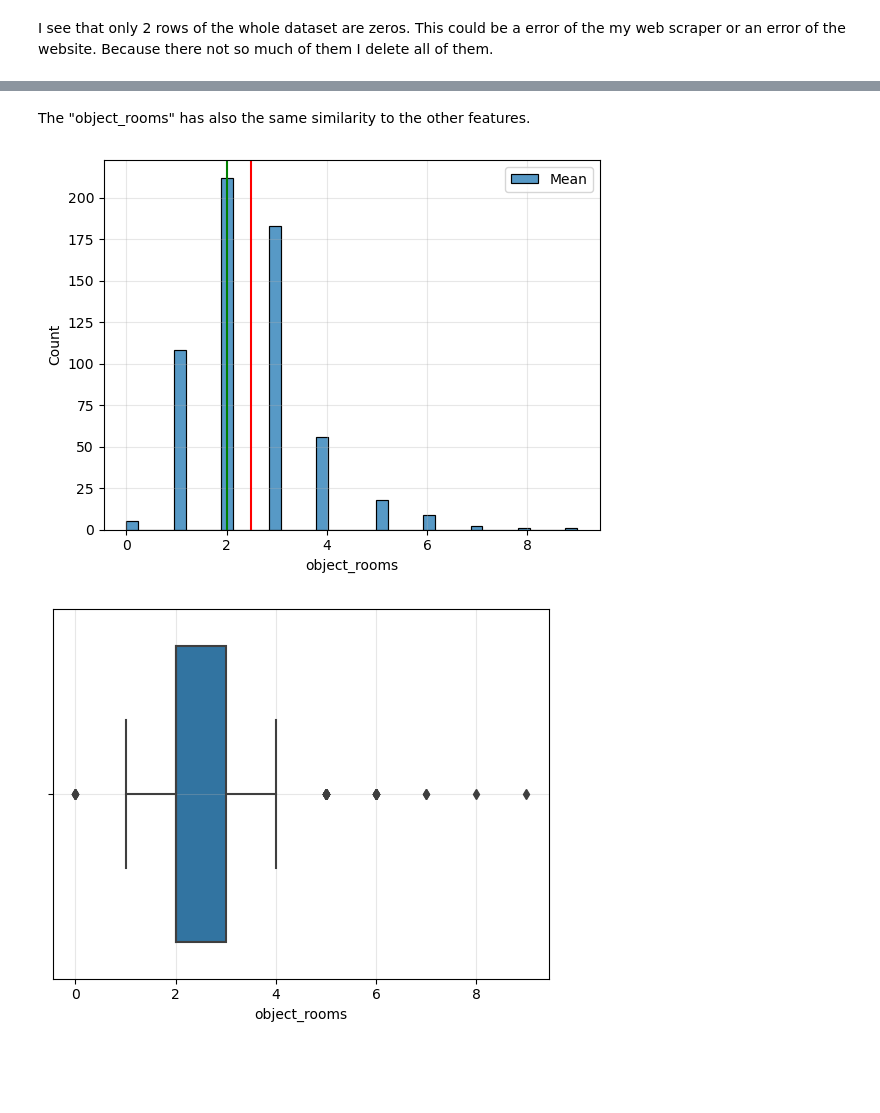
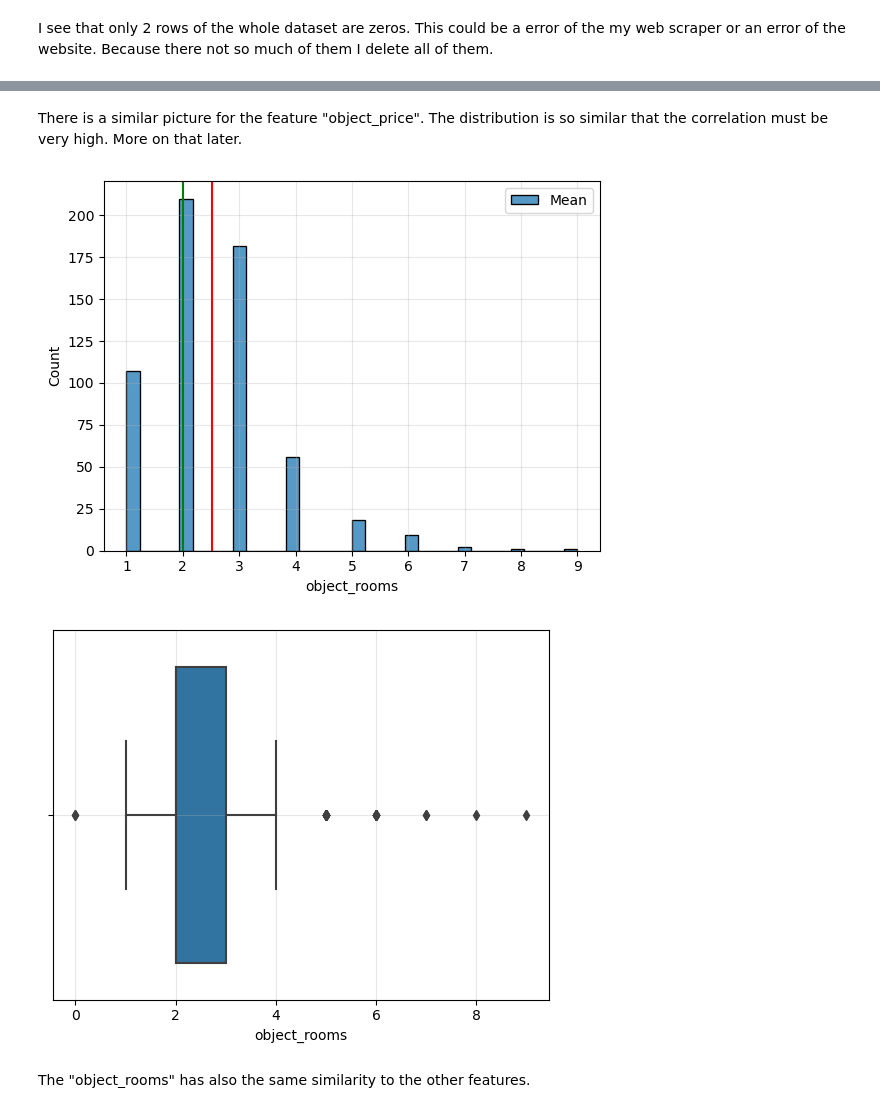
Before and after one commit to maximkiesel1/Machine_Learning_Rent_Prediction, a Jupyter notebook: Part_Two_EDA.ipynb, the cells around one changed output, grey strips where cells are left out. Drawn from its saved outputs; the diff is of its cells as text; code cells hidden in the pictures; blank space fills up the shorter version.

```diff
--- a/Part_Two_EDA.ipynb
+++ b/Part_Two_EDA.ipynb
@@ -446,0 +518,2 @@ df8[df8["prices_per_square_meter"]<=20].iloc[:, :5]
+# %%
+df9 = df8.loc[df8["prices_per_square_meter"]!=3.0]
@@ -486,18 +571,20 @@ plt.show()
-# %% [markdown]
-The "object_rooms" has also the same similarity to the other features.
+# %% [markdown]
+There is a similar picture for the feature "object_price". The distribution is so similar that the correlation must be very high. More on that later.
 # %%
-sns.histplot(x="object_rooms", data=df7)
+sns.histplot(x="object_rooms", data=df9)
 plt.legend(labels=['Mean', 'Median'])
-plt.axvline(x=df7["object_rooms"].mean(),
+plt.axvline(x=df9["object_rooms"].mean(),
             color='red')
-plt.axvline(x=df7["object_rooms"].median(),
+plt.axvline(x=df9["object_rooms"].median(),
             color='green')
 plt.grid(alpha=0.3)
 plt.show()
 plt.close()
 sns.boxplot(x="object_rooms", data=df7)
 plt.grid(alpha=0.3)
 plt.show()
 # %% [output]
-[figure, old version]
+[figure, new version]
 [figure]
+# %% [markdown]
+The "object_rooms" has also the same similarity to the other features.
```
Also changed, not shown: parts of 53 cells of this notebook.
